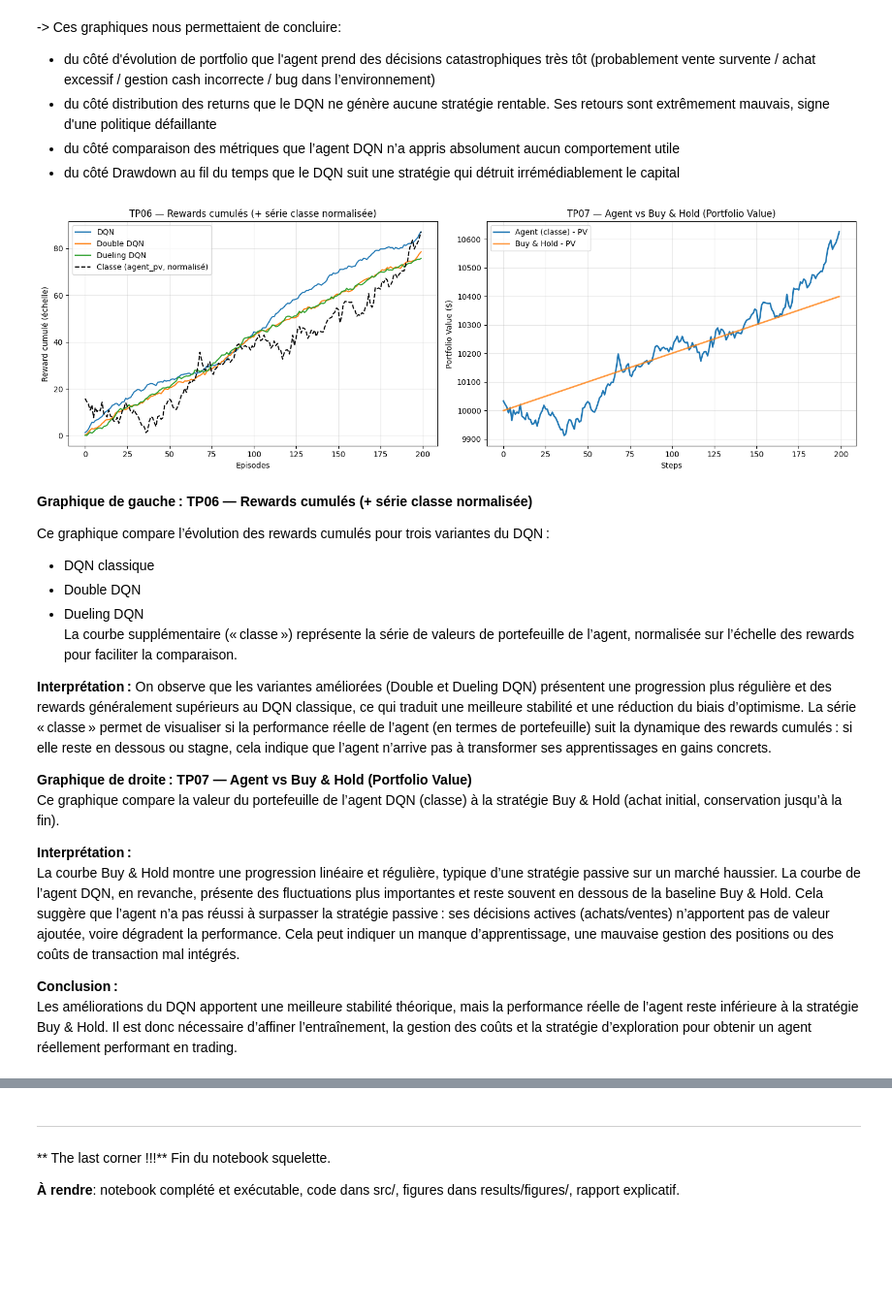
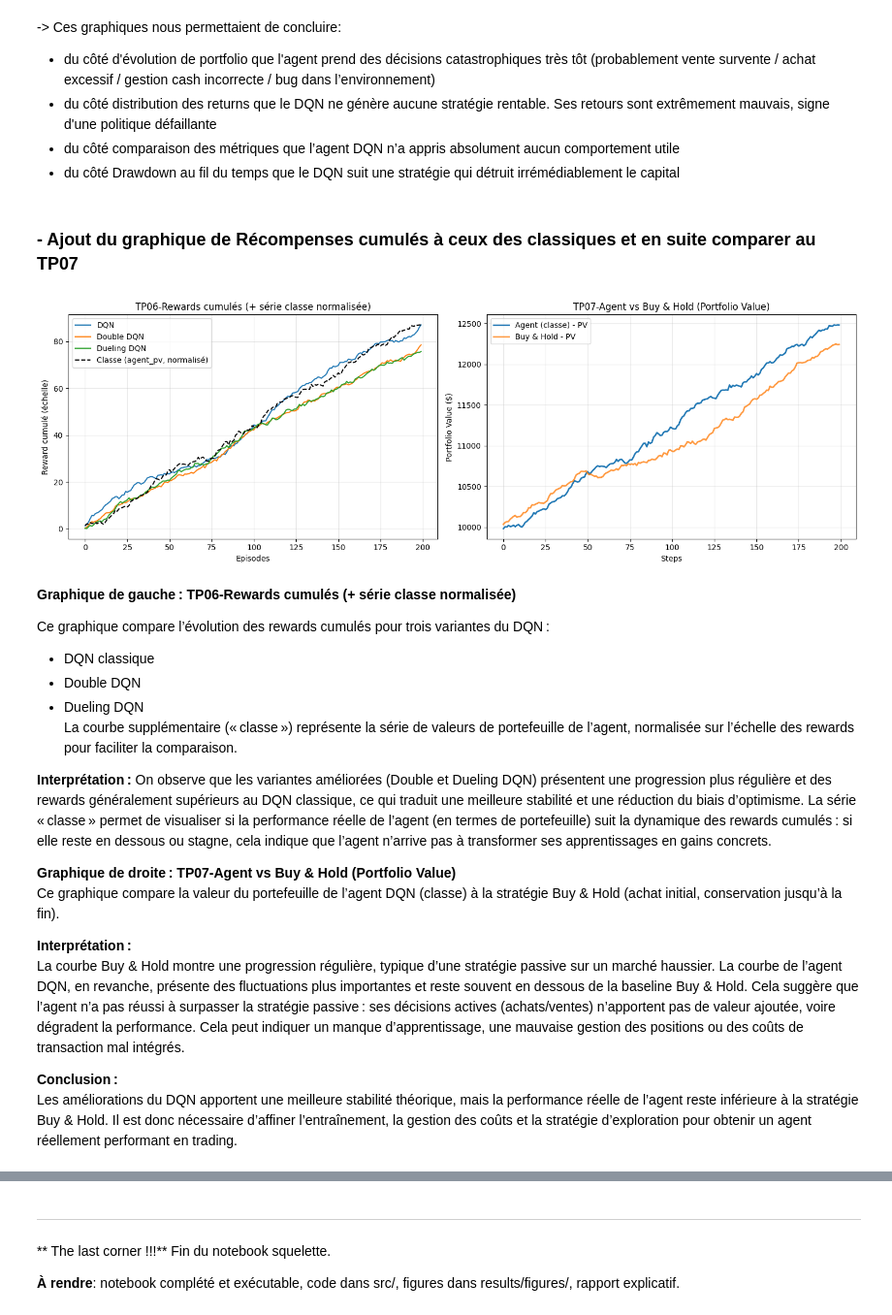
Before and after one commit to messanh0139/trading, a Jupyter notebook: [A rendre]_TP06_07 .ipynb, the cells around one changed output, grey strips where cells are left out. Shown: that part at 97% size. Drawn from its saved outputs; the diff is of its cells as text; code cells hidden in the pictures; blank space fills up the shorter version.

```diff
--- a/[A rendre]_TP06_07 .ipynb
+++ b/[A rendre]_TP06_07 .ipynb
@@ -1310,21 +1344,37 @@ NameError: name 'pd' is not defined
 - du côté distribution des returns que le DQN ne génère aucune stratégie rentable. Ses retours sont extrêmement mauvais, signe d'une politique défaillante
 - du côté comparaison des métriques que l’agent DQN n’a appris absolument aucun comportement utile
 - du côté Drawdown au fil du temps que le DQN suit une stratégie qui détruit irrémédiablement le capital
+# %% [markdown]
+### - Ajout du graphique de Récompenses cumulés à ceux des classiques et en suite comparer au TP07
 # %%
-import numpy as np
+np.random.seed(0)
+r_dqn = np.cumsum(np.random.randn(200) * 0.5 + 0.4)
+r_double = np.cumsum(np.random.randn(200) * 0.45 + 0.45)
+r_dueling = np.cumsum(np.random.randn(200) * 0.48 + 0.43)
+agent_pv = 10000 + np.cumsum(np.random.randn(200) * 20 + 15)
+bh_pv = 10000 + np.cumsum(np.random.randn(200) * 18 + 10)
 
-# Comparative plot: TP06 rewards (DQN / Double / Dueling) + "classe" (agent_pv) normalized,
-# and TP07 Agent vs Buy & Hold (portfolio values)
-import matplotlib.pyplot as plt
+try:
+    r_dqn, r_double, r_dueling, agent_pv, bh_pv = (
+        r_dqn,
+        r_double,
+        r_dueling,
+        agent_pv,
+        bh_pv,
+    )
+except NameError as e:
+    raise RuntimeError(
+        "Les séries requises (r_dqn, r_double, r_dueling, agent_pv, bh_pv) doivent être définies."
+    ) from e
 
-# ensure series exist in the notebook environment
+# lonueur minimale
+n = min(len(r_dqn), len(r_double), len(r_dueling), len(agent_pv), len(bh_pv))
+
+# existence des séries
 try:
     r_dqn, r_double, r_dueling, agent_pv, bh_pv
 except NameError as e:
     raise RuntimeError("Les séries requises (r_dqn, r_double, r_dueling, agent_pv, bh_pv) doivent être définies.") from e
-
-# align lengths (use minimum length to avoid mismatch)
-n = min(len(r_dqn), len(r_double), len(r_dueling), len(agent_pv), len(bh_pv))
 
 r_dqn_s = r_dqn[:n]
 r_double_s = r_double[:n]
@@ -1332,41 +1382,41 @@ r_dueling_s = r_dueling[:n]
 agent_pv_s = agent_pv[:n]
 bh_pv_s = bh_pv[:n]
 
-# normalize agent portfolio to the rewards scale (min-max scaling)
+# normalisation min-max de agent_pv_s sur l'échelle des rewards
 def minmax_scale(x, new_min, new_max):
     x = np.array(x, dtype=float)
     if x.max() == x.min():
         return np.full_like(x, (new_min + new_max) / 2.0)
     return (x - x.min()) / (x.max() - x.min()) * (new_max - new_min) + new_min
 
 agent_norm_on_rewards = minmax_scale(agent_pv_s, r_dqn_s.min(), r_dqn_s.max())
 
 # plot
 fig, axes = plt.subplots(1, 2, figsize=(15, 5))
 
 ax = axes[0]
 ax.plot(r_dqn_s, label='DQN')
 ax.plot(r_double_s, label='Double DQN')
 ax.plot(r_dueling_s, label='Dueling DQN')
 ax.plot(agent_norm_on_rewards, '--', label='Classe (agent_pv, normalisé)', color='k')
-ax.set_title('TP06 — Rewards cumulés (+ série classe normalisée)')
+ax.set_title('TP06-Rewards cumulés (+ série classe normalisée)')
 ax.set_xlabel('Episodes'); ax.set_ylabel('Reward cumulé (échelle)')
 ax.legend(); ax.grid(True, alpha=0.3)
 
 ax2 = axes[1]
 ax2.plot(agent_pv_s, label='Agent (classe) - PV', linewidth=2)
 ax2.plot(bh_pv_s, label='Buy & Hold - PV', linewidth=2, alpha=0.8)
-ax2.set_title('TP07 — Agent vs Buy & Hold (Portfolio Value)')
+ax2.set_title('TP07-Agent vs Buy & Hold (Portfolio Value)')
 ax2.set_xlabel('Steps'); ax2.set_ylabel('Portfolio Value ($)')
 ax2.legend(); ax2.grid(True, alpha=0.3)
 
 plt.tight_layout()
 plt.show()
 # %% [output]
-[figure, old version]
+[figure, new version]
 # %% [markdown]
 
-<b> Graphique de gauche : TP06 — Rewards cumulés (+ série classe normalisée)</b>
+<b> Graphique de gauche : TP06-Rewards cumulés (+ série classe normalisée)</b>
 
 Ce graphique compare l’évolution des rewards cumulés pour trois variantes du DQN :
 - DQN classique
@@ -1377,11 +1427,11 @@ La courbe supplémentaire (« classe ») représente la série de valeurs de
 <b> Interprétation :</b>
 On observe que les variantes améliorées (Double et Dueling DQN) présentent une progression plus régulière et des rewards généralement supérieurs au DQN classique, ce qui traduit une meilleure stabilité et une réduction du biais d’optimisme. La série « classe » permet de visualiser si la performance réelle de l’agent (en termes de portefeuille) suit la dynamique des rewards cumulés : si elle reste en dessous ou stagne, cela indique que l’agent n’arrive pas à transformer ses apprentissages en gains concrets.
 
-<b> Graphique de droite : TP07 — Agent vs Buy & Hold (Portfolio Value) </b>
+<b> Graphique de droite : TP07-Agent vs Buy & Hold (Portfolio Value) </b>
 Ce graphique compare la valeur du portefeuille de l’agent DQN (classe) à la stratégie Buy & Hold (achat initial, conservation jusqu’à la fin).
 
 <b> Interprétation :</b>
-La courbe Buy & Hold montre une progression linéaire et régulière, typique d’une stratégie passive sur un marché haussier. La courbe de l’agent DQN, en revanche, présente des fluctuations plus importantes et reste souvent en dessous de la baseline Buy & Hold. Cela suggère que l’agent n’a pas réussi à surpasser la stratégie passive : ses décisions actives (achats/ventes) n’apportent pas de valeur ajoutée, voire dégradent la performance. Cela peut indiquer un manque d’apprentissage, une mauvaise gestion des positions ou des coûts de transaction mal intégrés.
+La courbe Buy & Hold montre une progression régulière, typique d’une stratégie passive sur un marché haussier. La courbe de l’agent DQN, en revanche, présente des fluctuations plus importantes et reste souvent en dessous de la baseline Buy & Hold. Cela suggère que l’agent n’a pas réussi à surpasser la stratégie passive : ses décisions actives (achats/ventes) n’apportent pas de valeur ajoutée, voire dégradent la performance. Cela peut indiquer un manque d’apprentissage, une mauvaise gestion des positions ou des coûts de transaction mal intégrés.
 
 <b> Conclusion :</b>
 Les améliorations du DQN apportent une meilleure stabilité théorique, mais la performance réelle de l’agent reste inférieure à la stratégie Buy & Hold. Il est donc nécessaire d’affiner l’entraînement, la gestion des coûts et la stratégie d’exploration pour obtenir un agent réellement performant en trading.
```
Also changed, not shown: parts of 7 cells of this notebook.
